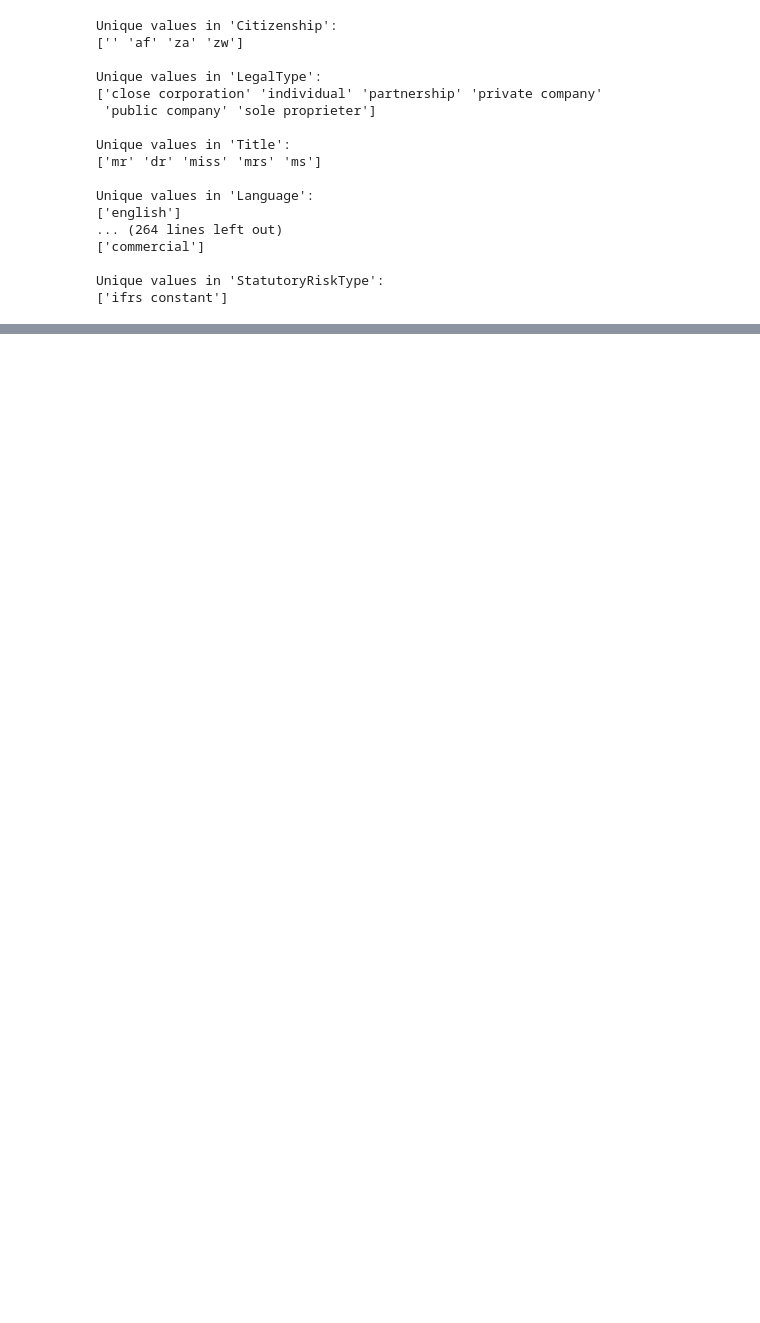
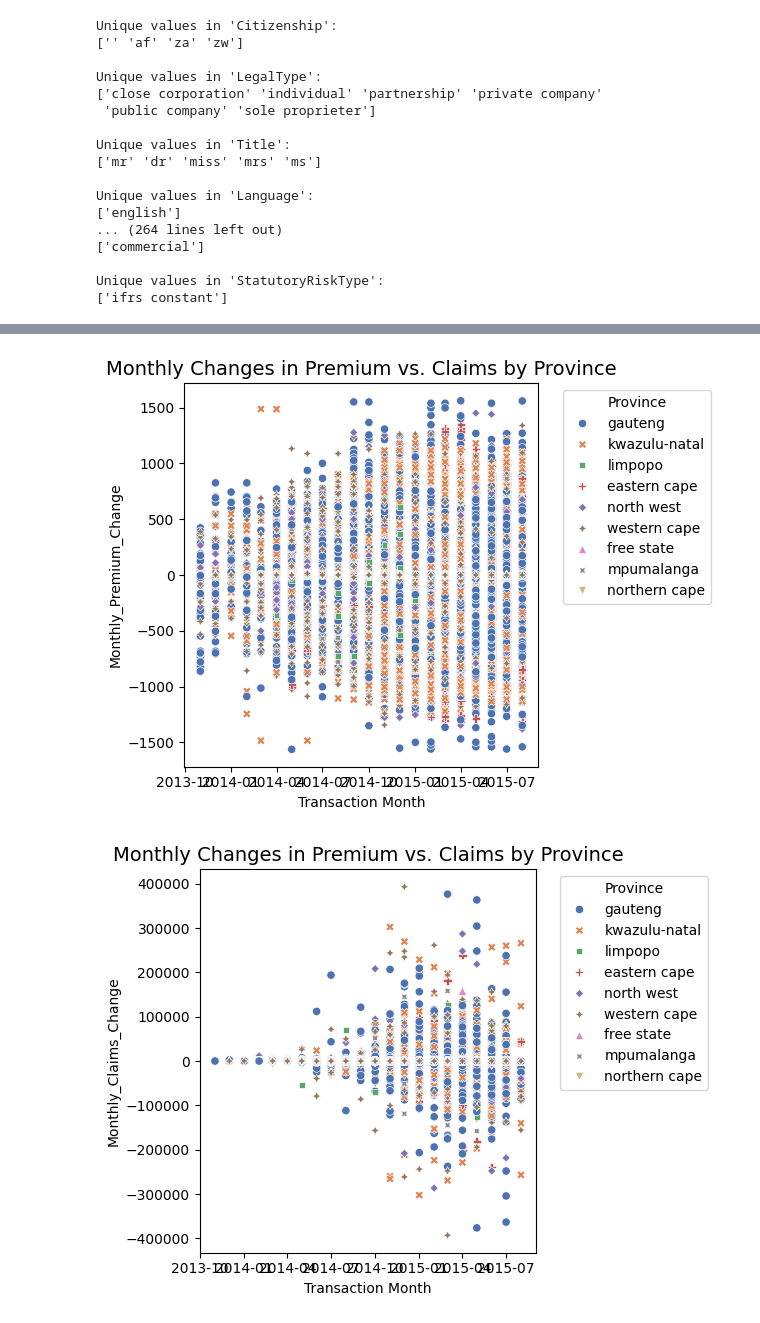
Before and after one commit to hinsenedinka/AlphaCare-Insurance-Risk-Analytics-Predictive-Modeling-End-to-End-, a Jupyter notebook: notebooks/EDA.ipynb, the cells around one changed output, grey strips where cells are left out. Saved outputs shown, nothing was run; the diff lists cells and outputs as text; code cells hidden in the pictures; blank space fills up the shorter version.

```diff
--- a/notebooks/EDA.ipynb
+++ b/notebooks/EDA.ipynb
@@ -120,0 +236,22 @@ Unique values in 'StatutoryRiskType':
+# %%
+# Calculate monthly changes grouped by ZipCode
+Insurance_df['Monthly_Premium_Change'] = Insurance_df.groupby('Province')['TotalPremium'].diff()
+Insurance_df['Monthly_Claims_Change'] = Insurance_df.groupby('Province')['TotalClaims'].diff()
+
+monthly_changes_df = Insurance_df.dropna(subset=['Monthly_Premium_Change', 'Monthly_Claims_Change']).copy()
+for col in ['Monthly_Premium_Change', 'Monthly_Claims_Change']:
+    g=sns.scatterplot(
+    data=monthly_changes_df,
+    x='TransactionMonth',
+    y=col,hue='Province',
+    style='Province',
+    palette='deep') # Use a deep palette for better visibility
+    g.set_xlabel('Transaction Month')
+    g.set_ylabel(col)
+    g.set_title('Monthly Changes in Premium vs. Claims by Province', fontsize=14)
+    plt.legend(title='Province', bbox_to_anchor=(1.05, 1), loc='upper left')
+    plt.tight_layout()
+    plt.show()
+# %% [output]
+[figure, added]
+[figure, added]
```
Also changed, not shown: parts of 13 cells of this notebook.
